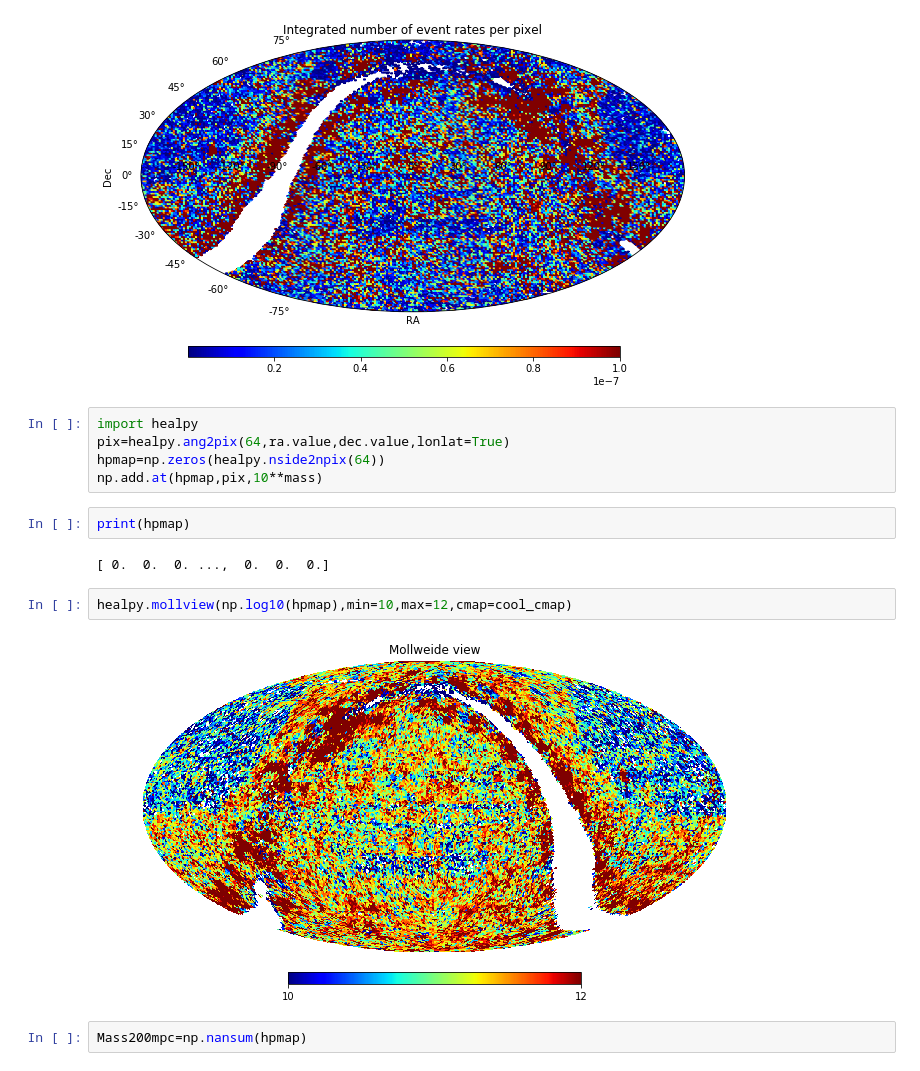
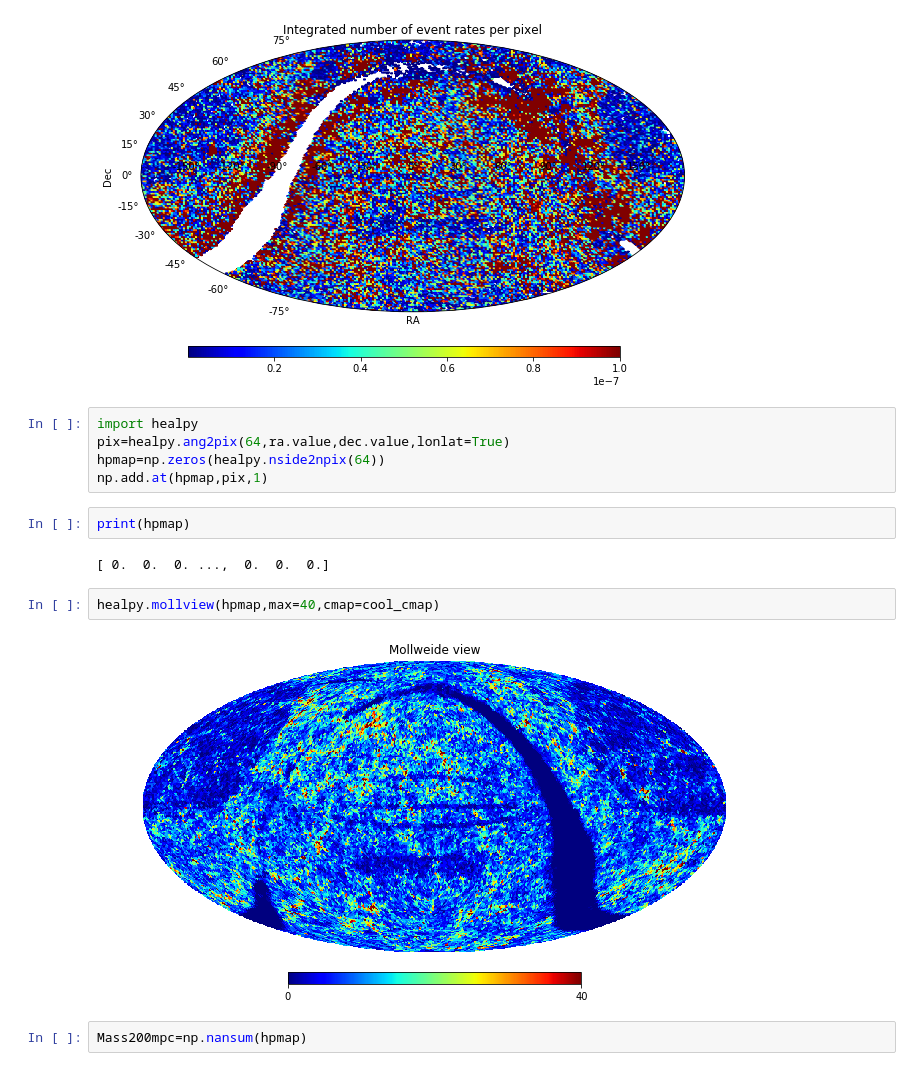
Before and after one commit to kperezsa/BNS-MergerRates, a Jupyter notebook: 200mpcMaps.ipynb, the cells around one changed output. Saved outputs shown, nothing was run; the diff lists cells and outputs as text.

Commit message:
changed last plot

```diff
--- a/200mpcMaps.ipynb
+++ b/200mpcMaps.ipynb
@@ -210,15 +210,15 @@ plot_cRate(np.radians(ra.value),np.radians(dec.value),mass)
 import healpy
 pix=healpy.ang2pix(64,ra.value,dec.value,lonlat=True)
 hpmap=np.zeros(healpy.nside2npix(64))
-np.add.at(hpmap,pix,10**mass)
+np.add.at(hpmap,pix,1)
 # %%
 print(hpmap)
 # %% [output]
 [ 0.  0.  0. ...,  0.  0.  0.]
 # %%
-healpy.mollview(np.log10(hpmap),min=10,max=12,cmap=cool_cmap)
+healpy.mollview(hpmap,max=40,cmap=cool_cmap)
 # %% [output]
-[figure, old version]
+[figure, new version]
 # %%
 Mass200mpc=np.nansum(hpmap)
 # %%
```
Also changed, not shown: parts of 3 cells of this notebook.
